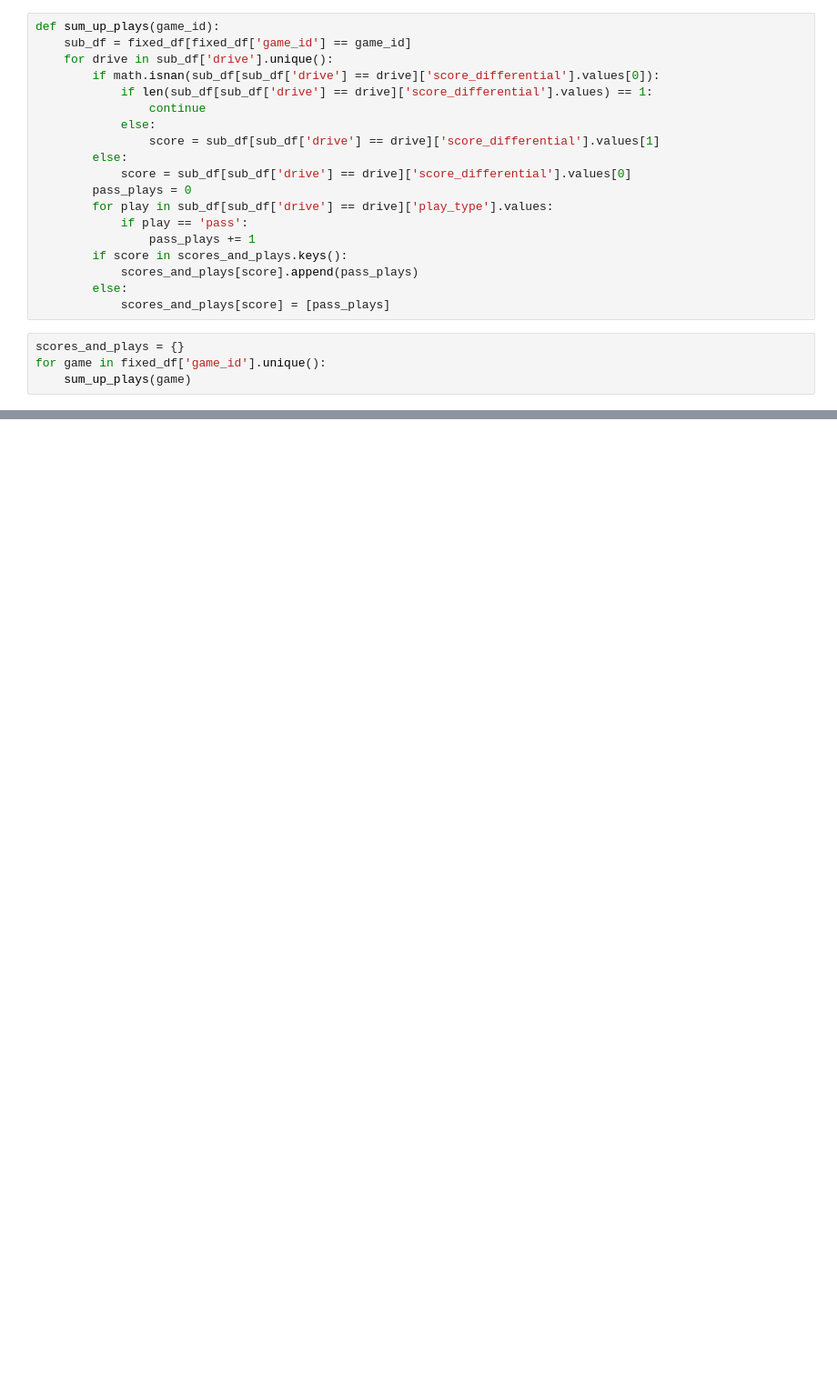
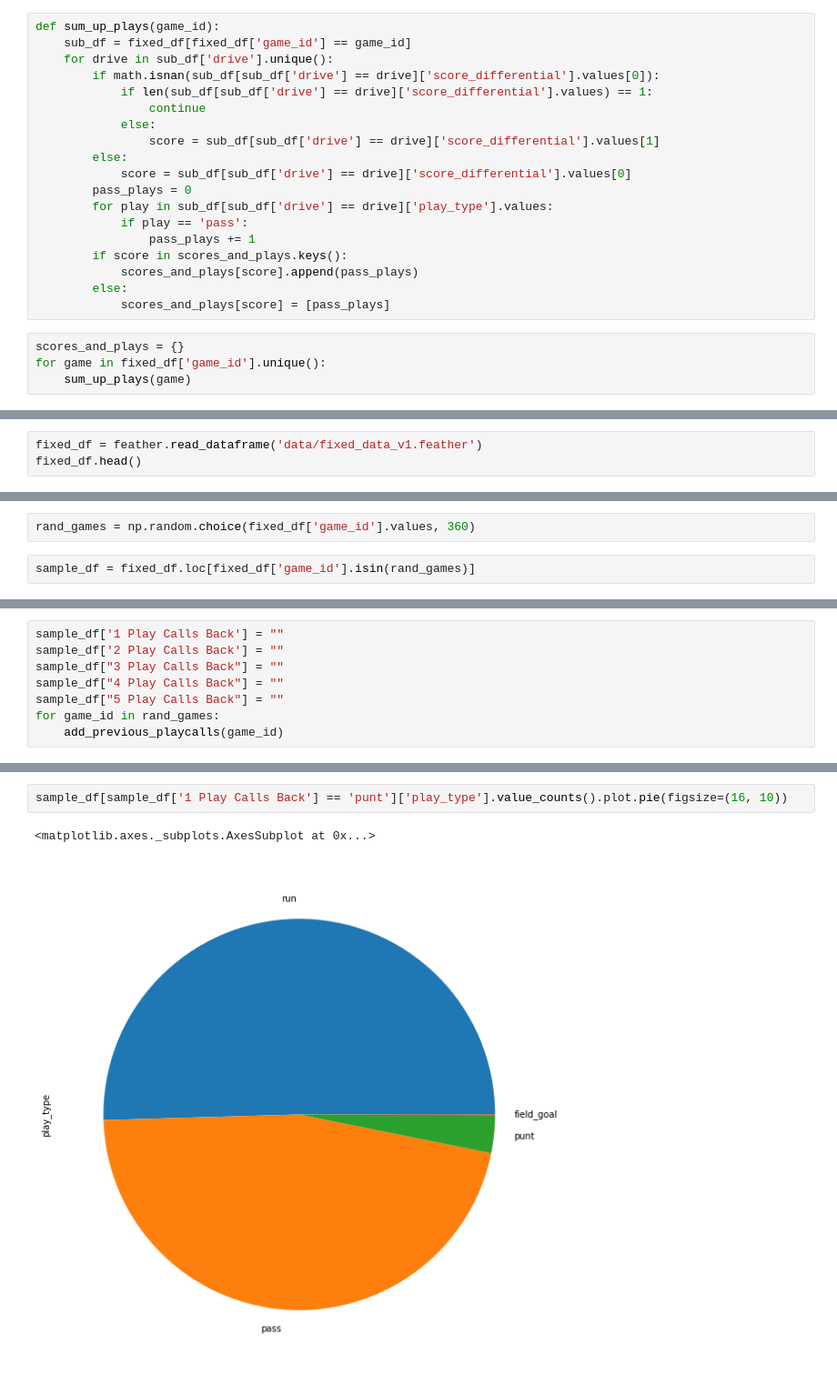
Before and after one commit to brendan-d-freeman/nfl-playcal-prediction, a Jupyter notebook: nfl_playcall_prediction_notebook.ipynb, the cells around one changed output, grey strips where cells are left out. Shown at 91% size. Cells and saved outputs as stored; diff of their text form; blank space fills up the shorter version.

```diff
--- a/nfl_playcall_prediction_notebook.ipynb
+++ b/nfl_playcall_prediction_notebook.ipynb
@@ -381,0 +1186,3 @@ plot = plt.scatter(x, y)
+# %%
+fixed_df = feather.read_dataframe('data/fixed_data_v1.feather')
+fixed_df.head()
@@ -381,0 +1197,4 @@ plot = plt.scatter(x, y)
+# %%
+rand_games = np.random.choice(fixed_df['game_id'].values, 360)
+# %%
+sample_df = fixed_df.loc[fixed_df['game_id'].isin(rand_games)]
@@ -381,0 +1233,8 @@ plot = plt.scatter(x, y)
+# %%
+sample_df['1 Play Calls Back'] = ""
+sample_df['2 Play Calls Back'] = ""
+sample_df["3 Play Calls Back"] = ""
+sample_df["4 Play Calls Back"] = ""
+sample_df["5 Play Calls Back"] = ""
+for game_id in rand_games:
+    add_previous_playcalls(game_id)
@@ -381,0 +1280,5 @@ plot = plt.scatter(x, y)
+# %%
+sample_df[sample_df['1 Play Calls Back'] == 'punt']['play_type'].value_counts().plot.pie(figsize=(16, 10))
+# %% [output]
+<matplotlib.axes._subplots.AxesSubplot at 0x...>
+[figure, added]
```
Also changed, not shown: parts of 108 cells of this notebook, 2 other files.
